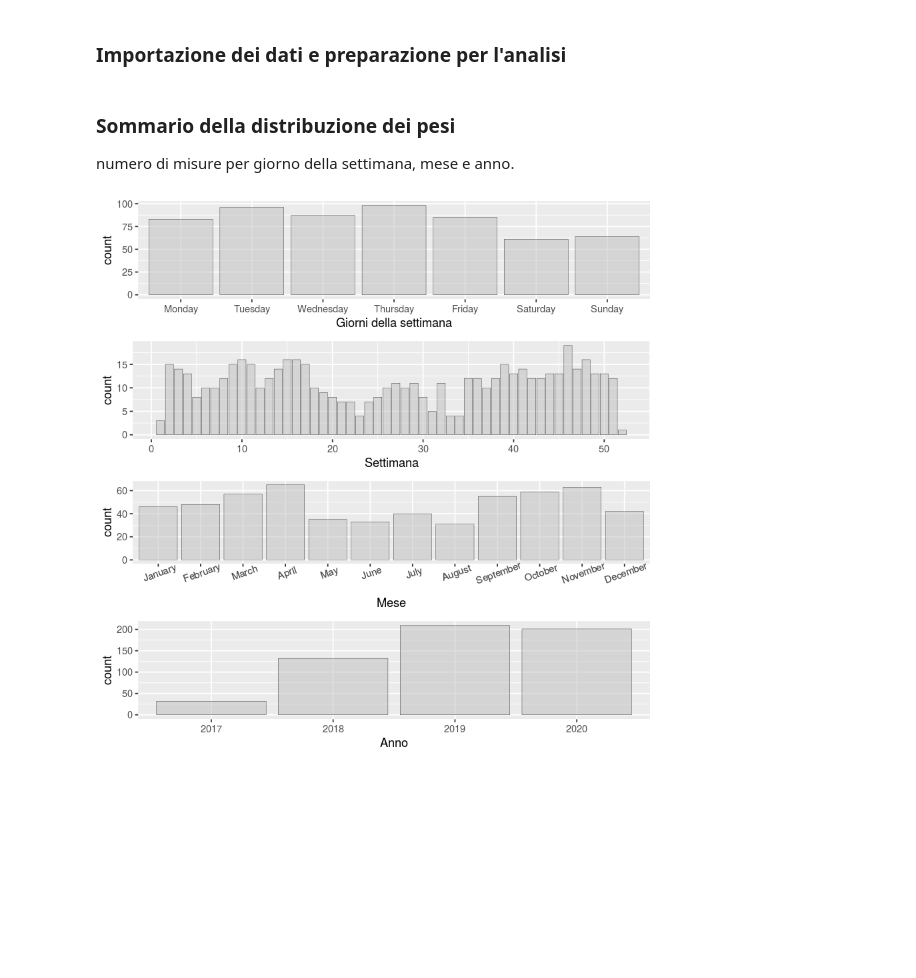
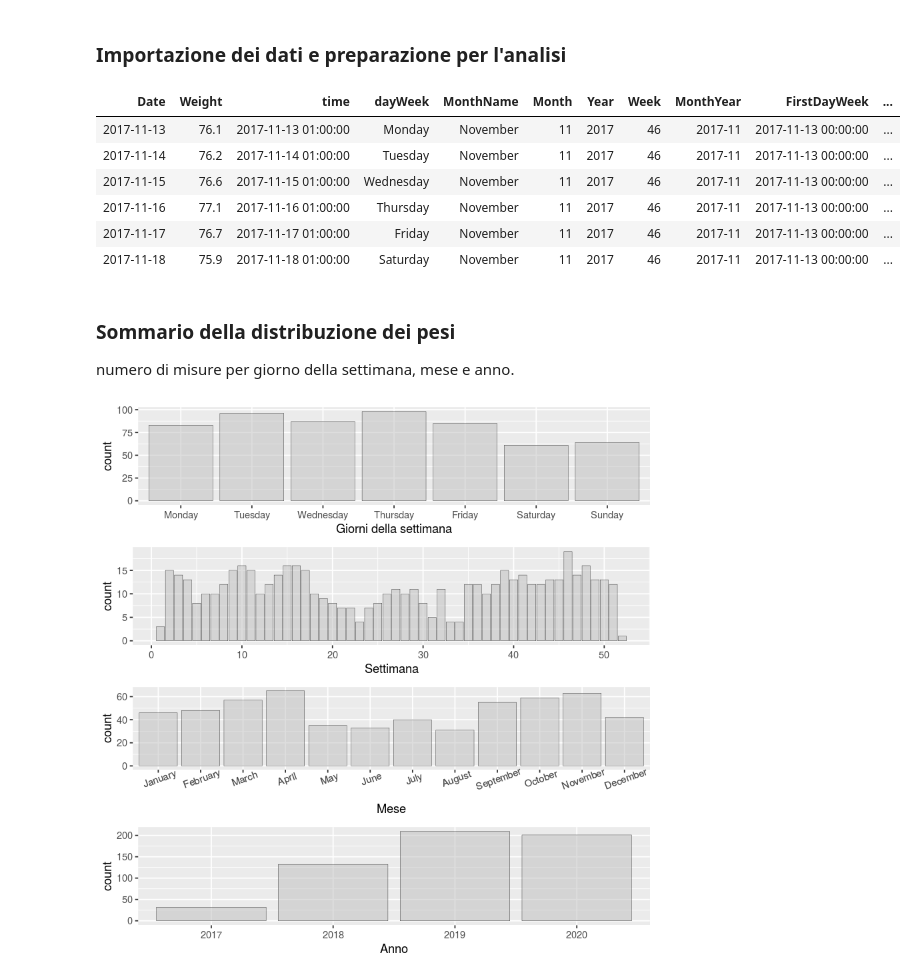
Before and after one commit to mt82/Peso, a Jupyter notebook: Peso.ipynb, the cells around one changed output. Cells and saved outputs as stored; diff of their text form; code cells hidden in the pictures; blank space fills up the shorter version.

Commit message:
python notebook for weight

```diff
--- a/Peso.ipynb
+++ b/Peso.ipynb
@@ -12,29 +26,37 @@ suppressMessages(library(gridExtra))
 # %% [markdown]
 ### Importazione dei dati e preparazione per l'analisi
 # %%
-dt = read.csv("data/SWT_EXPORT_11_15_20_13_40.csv",
-              header = TRUE,
-              colClasses=c('Date','numeric'))
 dt <- dt %>%
     mutate(time=as.POSIXct(Date,format="%Y-%m-%d")) %>%
     mutate(dayWeek=weekdays(Date)) %>%
     mutate(MonthName=months(Date)) %>%
     mutate(Month=month(Date)) %>%
     mutate(Year=year(Date)) %>%
     mutate(Week=week(Date)) %>%
     mutate(MonthYear=as.factor(format(Date,"%Y-%m"))) %>%
     mutate(FirstDayWeek=cut(as.POSIXct(time), "week")) %>%
     mutate(FirstDayMonth=cut(as.POSIXct(time), "month")) %>%
     mutate(YearWeek=as.factor(paste(as.character(Year),
                                     sprintf("%02d", Week),sep='-')))
+
 dt$dayWeek <- factor(dt$dayWeek, levels= c("Monday",
     "Tuesday", "Wednesday", "Thursday", "Friday",
     "Saturday", "Sunday"))
 dt$MonthName <- factor(dt$MonthName, levels= c("January",
     "February", "March", "April", "May",
     "June", "July", "August", "September",
     "October", "November", "December"))
 dt$Year <- as.factor(dt$Year)
+
+head(dt)
+# %% [output]
+| Date | Weight | time | dayWeek | MonthName | Month | Year | Week | MonthYear | FirstDayWeek | ... |
+| 2017-11-13 | 76.1 | 2017-11-13 01:00:00 | Monday | November | 11 | 2017 | 46 | 2017-11 | 2017-11-13 00:00:00 | ... |
+| 2017-11-14 | 76.2 | 2017-11-14 01:00:00 | Tuesday | November | 11 | 2017 | 46 | 2017-11 | 2017-11-13 00:00:00 | ... |
+| 2017-11-15 | 76.6 | 2017-11-15 01:00:00 | Wednesday | November | 11 | 2017 | 46 | 2017-11 | 2017-11-13 00:00:00 | ... |
+| 2017-11-16 | 77.1 | 2017-11-16 01:00:00 | Thursday | November | 11 | 2017 | 46 | 2017-11 | 2017-11-13 00:00:00 | ... |
+| 2017-11-17 | 76.7 | 2017-11-17 01:00:00 | Friday | November | 11 | 2017 | 46 | 2017-11 | 2017-11-13 00:00:00 | ... |
+| 2017-11-18 | 75.9 | 2017-11-18 01:00:00 | Saturday | November | 11 | 2017 | 46 | 2017-11 | 2017-11-13 00:00:00 | ... |
 # %% [markdown]
 ### Sommario della distribuzione dei pesi
 numero di misure per giorno della settimana, mese e anno.
```
Also changed, not shown: parts of 1 cell of this notebook, 1 other file.
